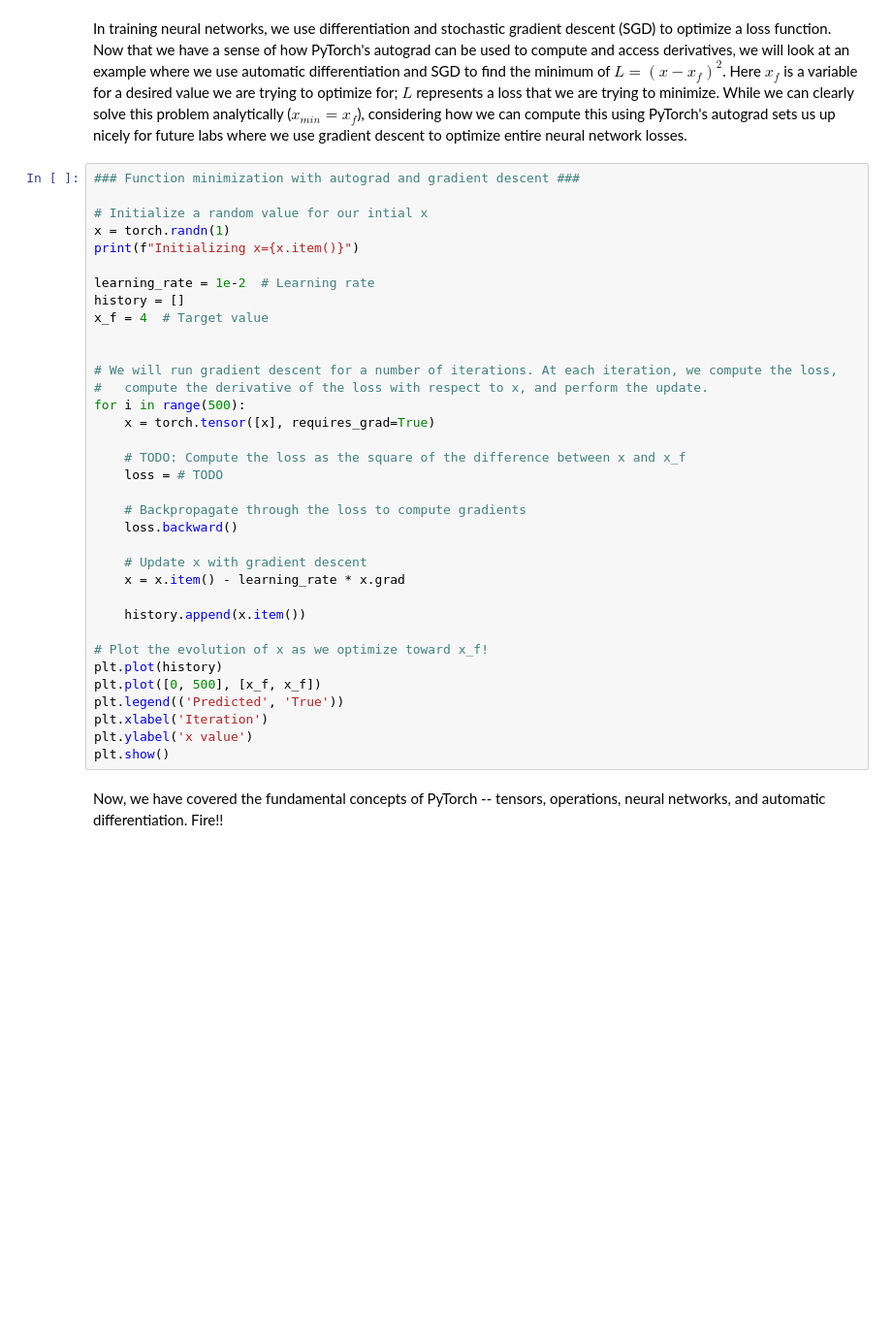
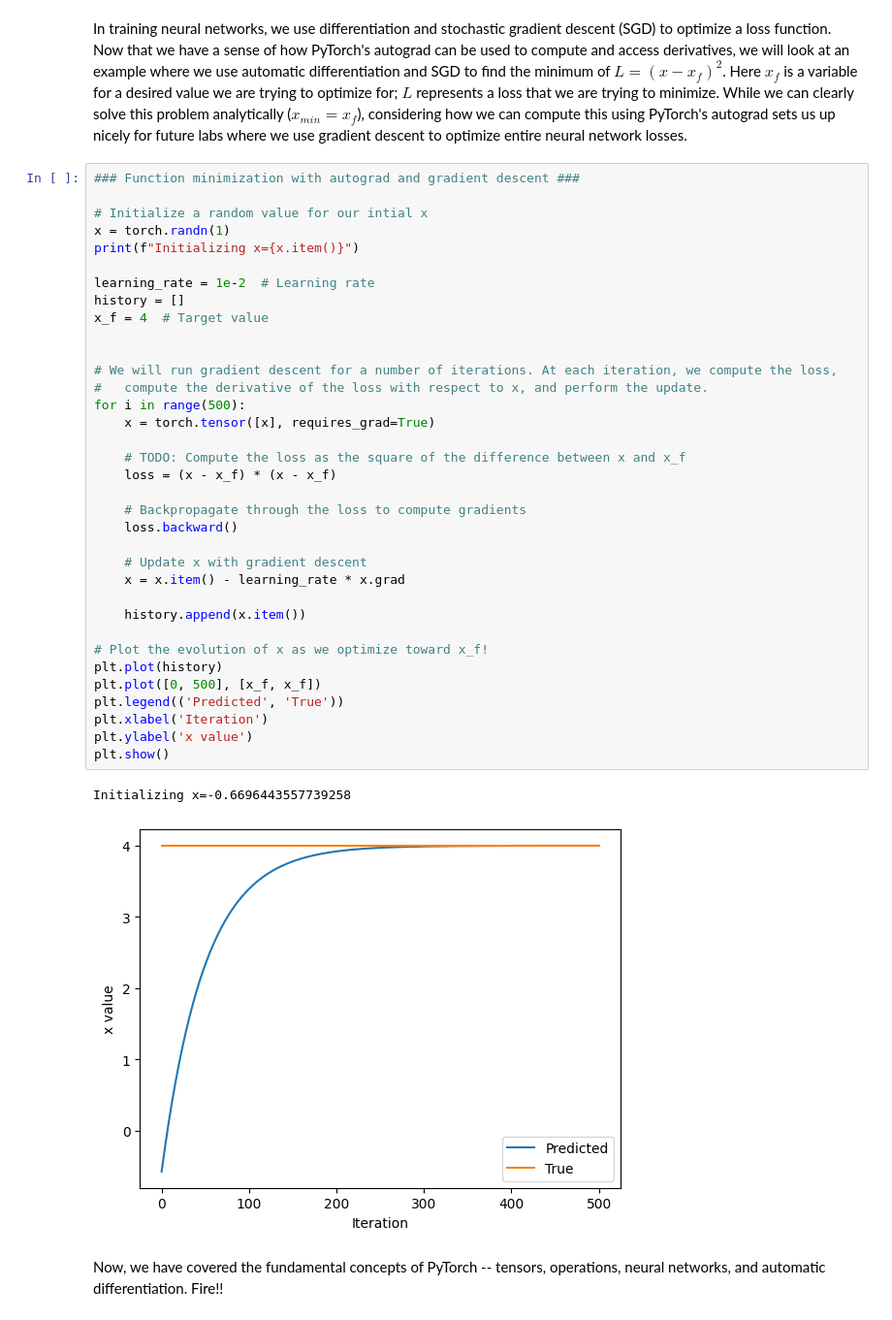
Before and after one commit to askamist/mit-deep-learning-course, a Jupyter notebook: mit-course/Lab1_Part1_Intro.ipynb, the cells around one changed output. Shown at 97% size. Drawn from its saved outputs; the diff is of its cells as text; blank space fills up the shorter version.

```diff
--- a/mit-course/Lab1_Part1_Intro.ipynb
+++ b/mit-course/Lab1_Part1_Intro.ipynb
@@ -302,33 +342,36 @@ In training neural networks, we use differentiation and stochastic gradient desc
 x = torch.randn(1)
 print(f"Initializing x={x.item()}")
 
 learning_rate = 1e-2  # Learning rate
 history = []
 x_f = 4  # Target value
 
 
 # We will run gradient descent for a number of iterations. At each iteration, we compute the loss,
 #   compute the derivative of the loss with respect to x, and perform the update.
 for i in range(500):
     x = torch.tensor([x], requires_grad=True)
 
     # TODO: Compute the loss as the square of the difference between x and x_f
-    loss = # TODO
+    loss = (x - x_f) * (x - x_f)
 
     # Backpropagate through the loss to compute gradients
     loss.backward()
 
     # Update x with gradient descent
     x = x.item() - learning_rate * x.grad
 
     history.append(x.item())
 
 # Plot the evolution of x as we optimize toward x_f!
 plt.plot(history)
 plt.plot([0, 500], [x_f, x_f])
 plt.legend(('Predicted', 'True'))
 plt.xlabel('Iteration')
 plt.ylabel('x value')
 plt.show()
+# %% [output]
+Initializing x=-0.6696443557739258
+[figure, added]
 # %% [markdown]
 Now, we have covered the fundamental concepts of PyTorch -- tensors, operations, neural networks, and automatic differentiation. Fire!!
```
Also changed, not shown: parts of 16 cells of this notebook.
